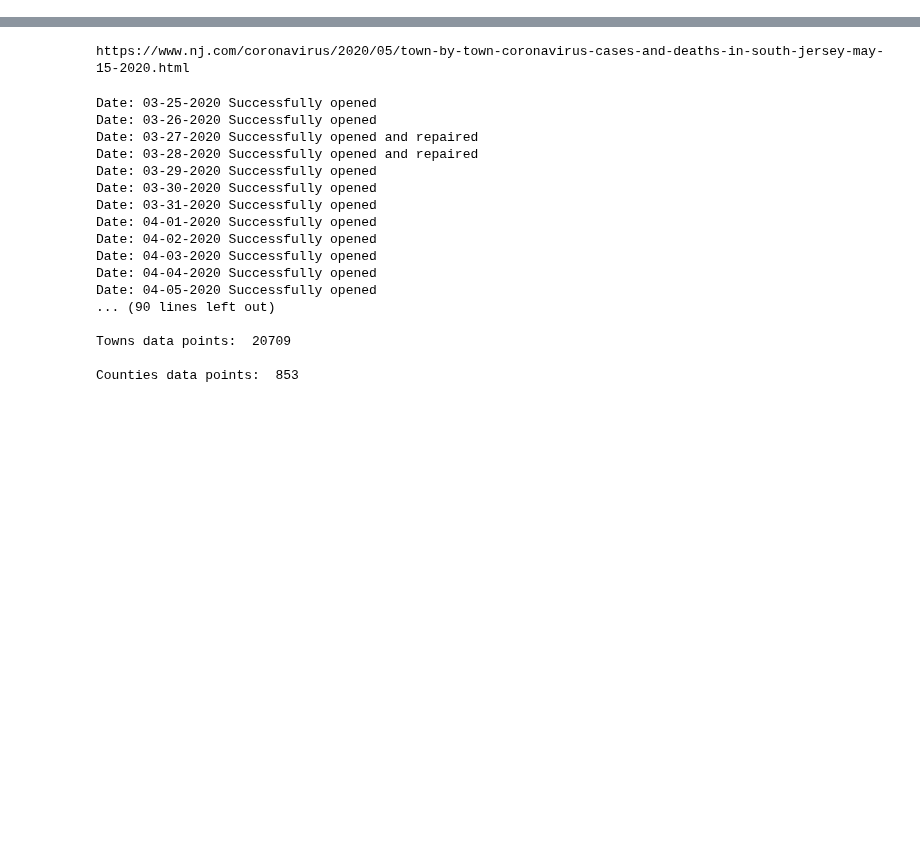
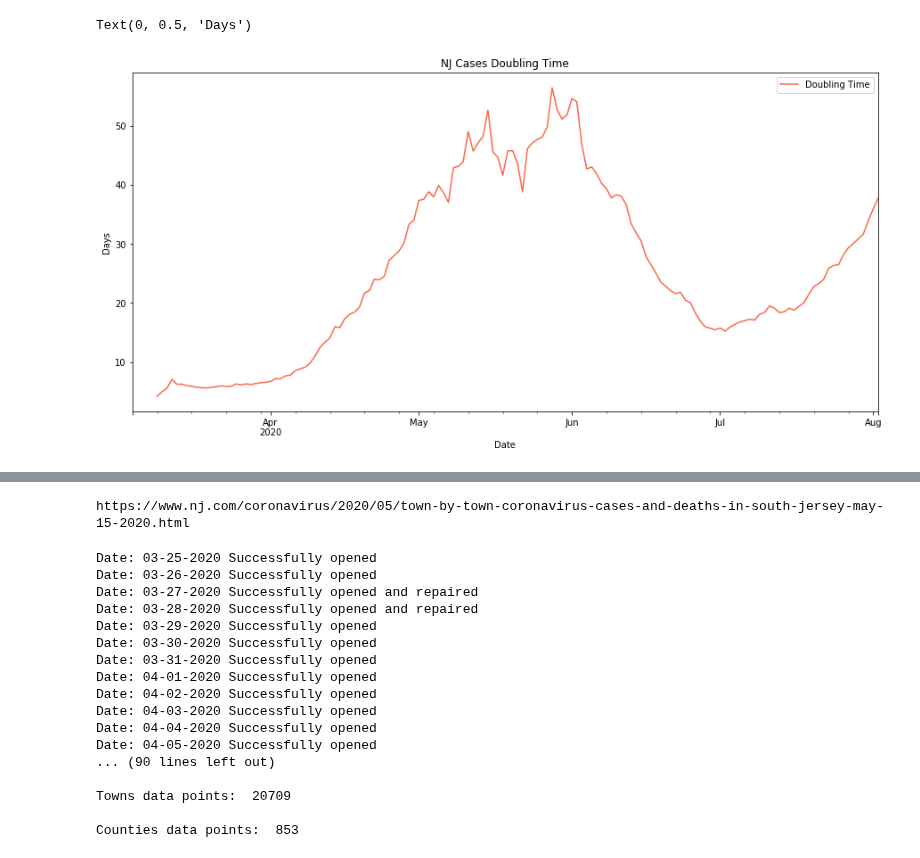
Before and after one commit to kaumaron/NJcomCOVIDData, a Jupyter notebook: NJcomCOVIDExtract-Timeseries.ipynb, the cells around one changed output, grey strips where cells are left out. Drawn from its saved outputs; the diff is of its cells as text; code cells hidden in the pictures; blank space fills up the shorter version.

```diff
--- a/NJcomCOVIDExtract-Timeseries.ipynb
+++ b/NJcomCOVIDExtract-Timeseries.ipynb
@@ -209,3 +289,15 @@ nj[['Velocity of Daily Cases', 'Acceleration of Daily Cases']].\
+# %%
+nj[['Doubling Time']].plot(figsize=(15,7),
+        title = 'NJ Cases Doubling Time',
+        style=['-'],
+        linewidth = 1.5,
+        kind='line',
+        color = ['xkcd:orange red'],
+        alpha = 0.8
+        ).set_ylabel('Days')
+# %% [output]
+Text(0, 0.5, 'Days')
+[figure, added]
 # %%
 for state in states:
     state_plots(state, get_state_data(state))
```
Also changed, not shown: parts of 9 cells of this notebook.
